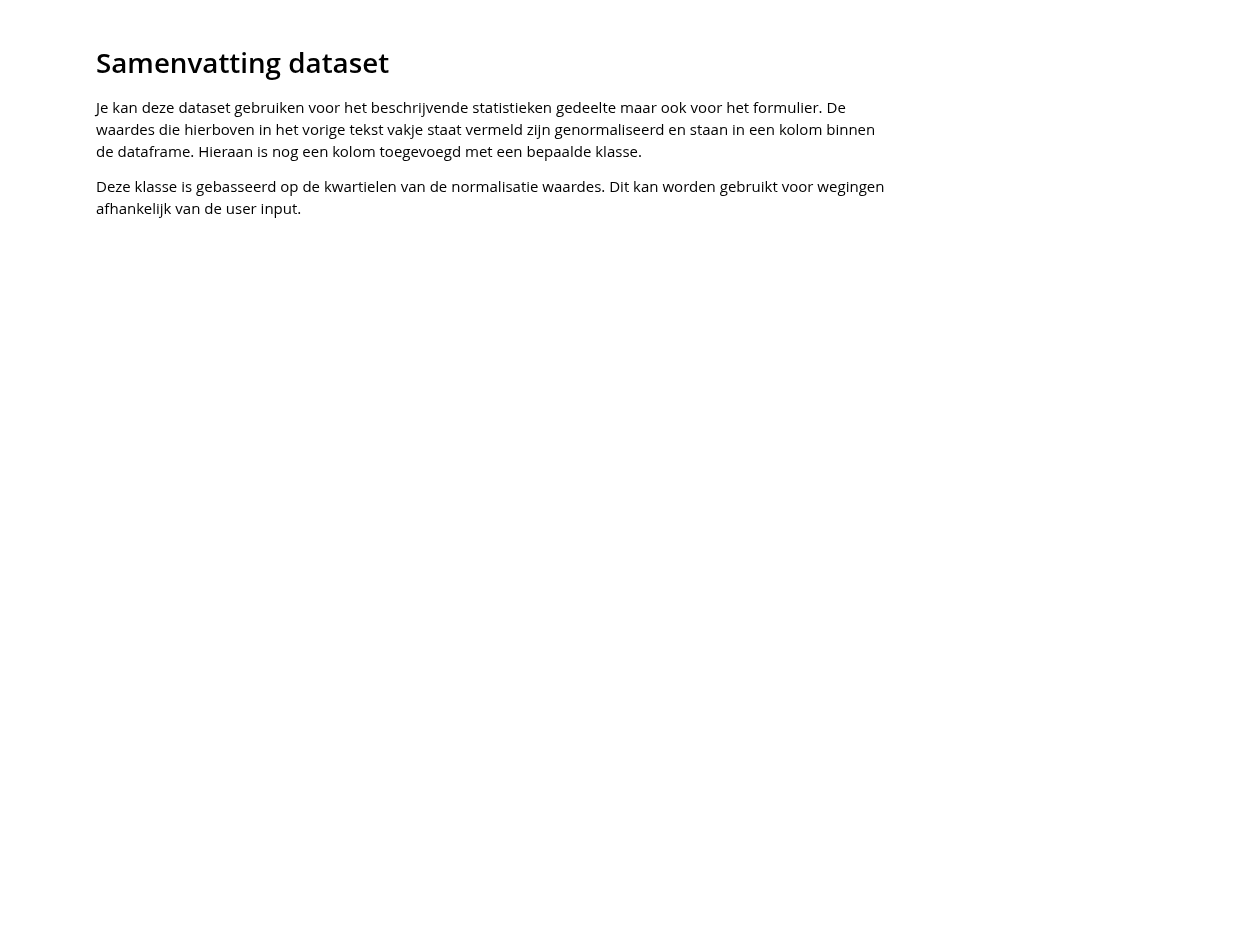
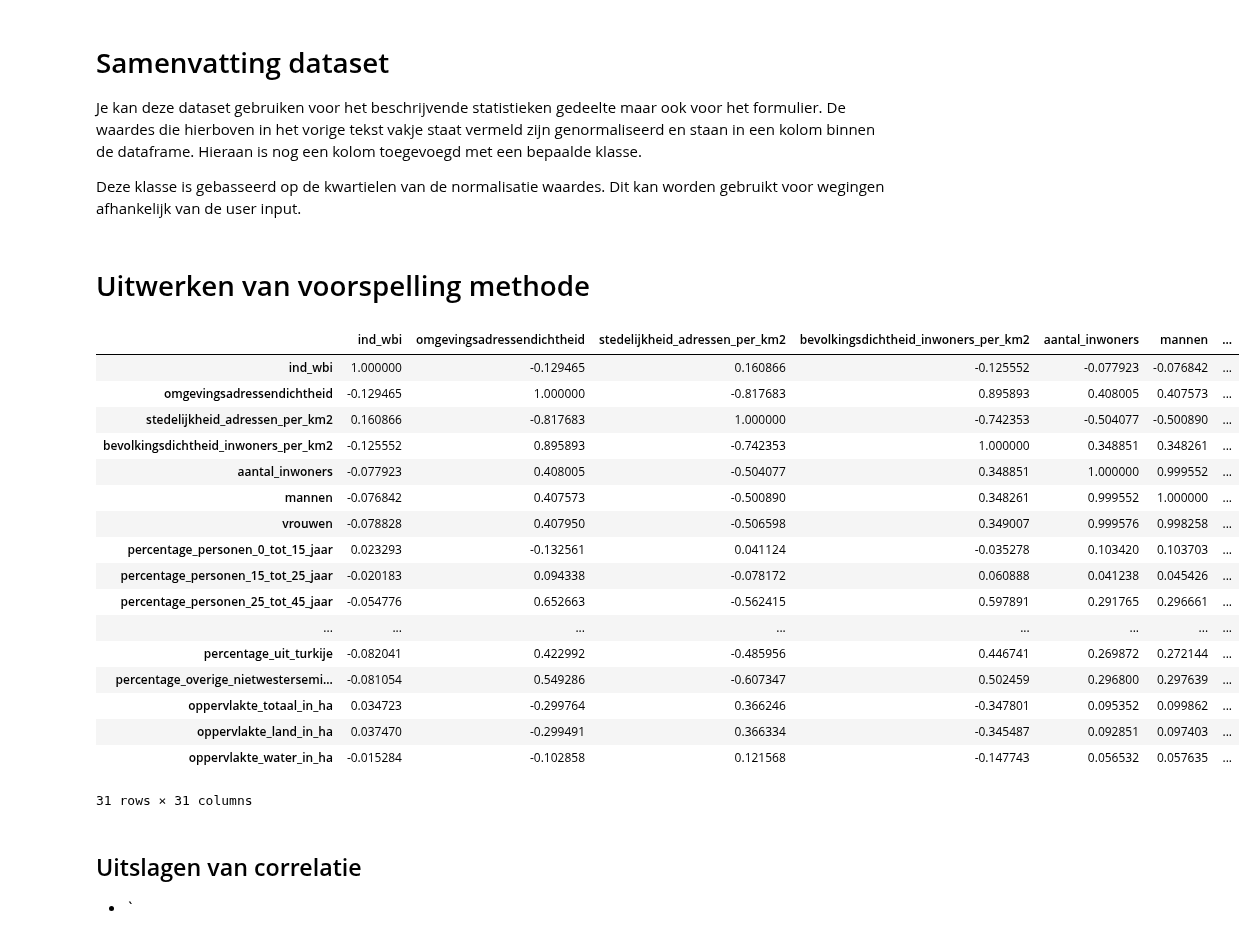
Before and after one commit to BramblePie/FlaskReact, a Jupyter notebook: flask-backend/notebooks/Demografie.ipynb, the cells around one changed output. Saved outputs shown, nothing was run; the diff lists cells and outputs as text; code cells hidden in the pictures; blank space fills up the shorter version.

```diff
--- a/flask-backend/notebooks/Demografie.ipynb
+++ b/flask-backend/notebooks/Demografie.ipynb
@@ -331,3 +327,50 @@ Je kan deze dataset gebruiken voor het beschrijvende statistieken gedeelte maar
 De waardes die hierboven in het vorige tekst vakje staat vermeld zijn genormaliseerd en staan in een kolom binnen de dataframe. Hieraan is nog een kolom toegevoegd met een bepaalde klasse.
 
 Deze klasse is gebasseerd op de kwartielen van de normalisatie waardes. Dit kan worden gebruikt voor wegingen afhankelijk van de user input.
+# %% [markdown]
+# Uitwerken van voorspelling methode
+# %%
+df_voorspelling = gpdf_wijken[['id', 'wijkcode', 'jrstatcode', 'wijknaam', 'gemeentecode',
+       'gemeentenaam', 'ind_wbi', 'water', 'omgevingsadressendichtheid',
+       'stedelijkheid_adressen_per_km2',
+       'bevolkingsdichtheid_inwoners_per_km2', 'aantal_inwoners', 'mannen',
+       'vrouwen', 'percentage_personen_0_tot_15_jaar',
+       'percentage_personen_15_tot_25_jaar',
+       'percentage_personen_25_tot_45_jaar',
+       'percentage_personen_65_jaar_en_ouder',
+       'percentage_personen_45_tot_65_jaar', 'percentage_ongehuwd',
+       'percentage_gehuwd', 'percentage_gescheid', 'percentage_verweduwd',
+       'aantal_huishoudens', 'percentage_eenpersoonshuishoudens',
+       'percentage_huishoudens_zonder_kinderen',
+       'percentage_huishoudens_met_kinderen', 'gemiddelde_huishoudsgrootte',
+       'percentage_westerse_migratieachtergrond',
+       'percentage_niet_westerse_migratieachtergrond',
+       'percentage_uit_marokko',
+       'percentage_uit_nederlandse_antillen_en_aruba',
+       'percentage_uit_suriname', 'percentage_uit_turkije',
+       'percentage_overige_nietwestersemigratieachtergrond',
+       'oppervlakte_totaal_in_ha', 'oppervlakte_land_in_ha',
+       'oppervlakte_water_in_ha']]
+# %%
+import seaborn as sns
+correlatie = df_voorspelling.corr()
+correlatie
+# %% [output]
+|  | ind_wbi | omgevingsadressendichtheid | stedelijkheid_adressen_per_km2 | bevolkingsdichtheid_inwoners_per_km2 | aantal_inwoners | mannen | ... |
+| ind_wbi | 1.000000 | -0.129465 | 0.160866 | -0.125552 | -0.077923 | -0.076842 | ... |
+| omgevingsadressendichtheid | -0.129465 | 1.000000 | -0.817683 | 0.895893 | 0.408005 | 0.407573 | ... |
+| stedelijkheid_adressen_per_km2 | 0.160866 | -0.817683 | 1.000000 | -0.742353 | -0.504077 | -0.500890 | ... |
+| bevolkingsdichtheid_inwoners_per_km2 | -0.125552 | 0.895893 | -0.742353 | 1.000000 | 0.348851 | 0.348261 | ... |
+| aantal_inwoners | -0.077923 | 0.408005 | -0.504077 | 0.348851 | 1.000000 | 0.999552 | ... |
+| mannen | -0.076842 | 0.407573 | -0.500890 | 0.348261 | 0.999552 | 1.000000 | ... |
+| vrouwen | -0.078828 | 0.407950 | -0.506598 | 0.349007 | 0.999576 | 0.998258 | ... |
+| percentage_personen_0_tot_15_jaar | 0.023293 | -0.132561 | 0.041124 | -0.035278 | 0.103420 | 0.103703 | ... |
+| percentage_personen_15_tot_25_jaar | -0.020183 | 0.094338 | -0.078172 | 0.060888 | 0.041238 | 0.045426 | ... |
+| percentage_personen_25_tot_45_jaar | -0.054776 | 0.652663 | -0.562415 | 0.597891 | 0.291765 | 0.296661 | ... |
+| ... | ... | ... | ... | ... | ... | ... | ... |
+| percentage_uit_turkije | -0.082041 | 0.422992 | -0.485956 | 0.446741 | 0.269872 | 0.272144 | ... |
+| percentage_overige_nietwestersemi... | -0.081054 | 0.549286 | -0.607347 | 0.502459 | 0.296800 | 0.297639 | ... |
+| oppervlakte_totaal_in_ha | 0.034723 | -0.299764 | 0.366246 | -0.347801 | 0.095352 | 0.099862 | ... |
+| oppervlakte_land_in_ha | 0.037470 | -0.299491 | 0.366334 | -0.345487 | 0.092851 | 0.097403 | ... |
+| oppervlakte_water_in_ha | -0.015284 | -0.102858 | 0.121568 | -0.147743 | 0.056532 | 0.057635 | ... |
+31 rows × 31 columns
@@ -333,0 +379,4 @@ Deze klasse is gebasseerd op de kwartielen van de normalisatie waardes. Dit kan
+# %% [markdown]
+## Uitslagen van correlatie
+
+- `
```
Also changed, not shown: parts of 2 cells of this notebook, 1 other file.
